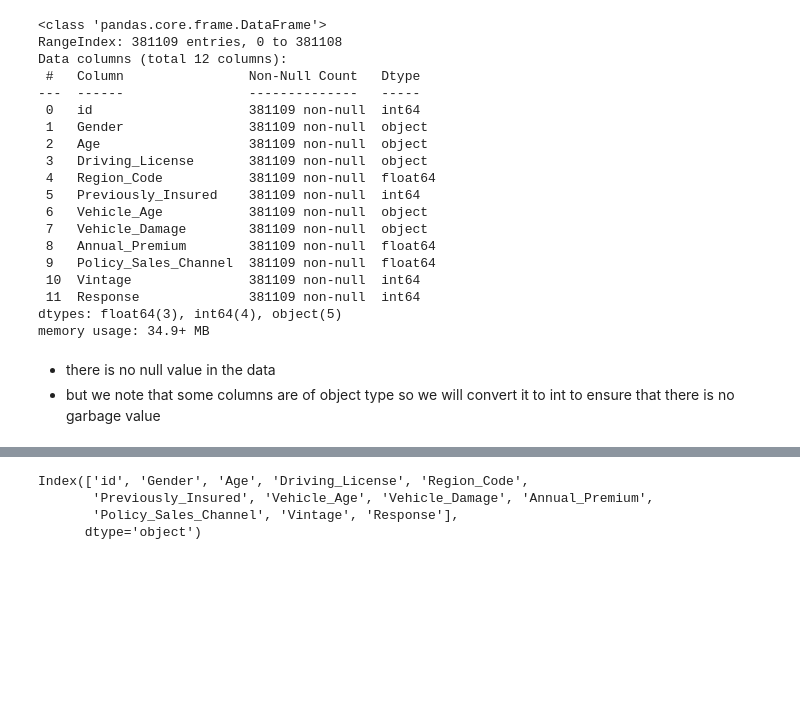
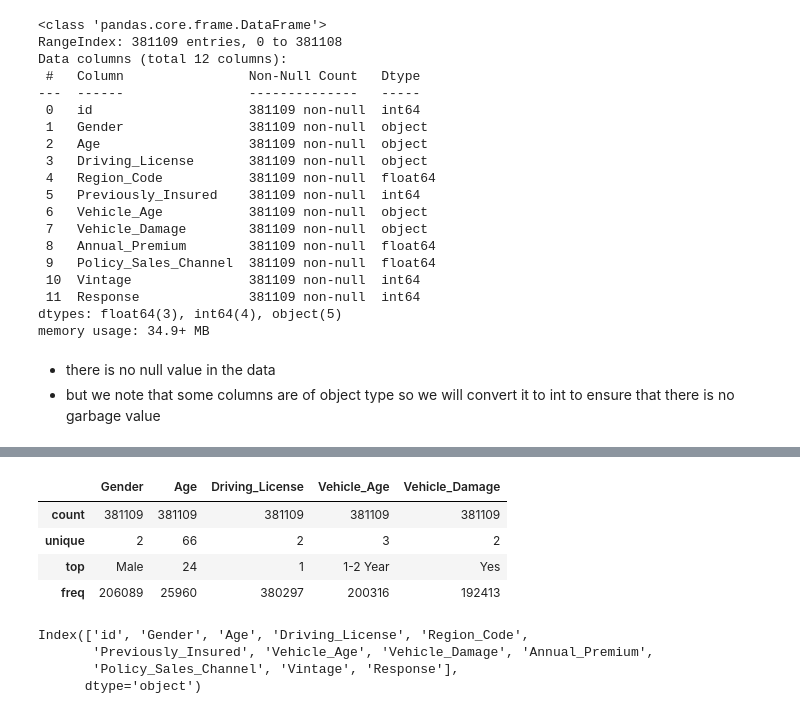
Before and after one commit to gauriagarwal18/HEALTH-INSURANCE-CROSS-SELL-PREDICTION, a Jupyter notebook: HEALTH_INSURANCE_CROSS_SELL_PREDICTION.ipynb, the cells around one changed output, grey strips where cells are left out. Saved outputs shown, nothing was run; the diff lists cells and outputs as text; code cells hidden in the pictures; blank space fills up the shorter version.

```diff
--- a/HEALTH_INSURANCE_CROSS_SELL_PREDICTION.ipynb
+++ b/HEALTH_INSURANCE_CROSS_SELL_PREDICTION.ipynb
@@ -113,0 +124,8 @@ insurance_describe
+# %%
+insurance.describe(include="object")
+# %% [output]
+|  | Gender | Age | Driving_License | Vehicle_Age | Vehicle_Damage |
+| count | 381109 | 381109 | 381109 | 381109 | 381109 |
+| unique | 2 | 66 | 2 | 3 | 2 |
+| top | Male | 24 | 1 | 1-2 Year | Yes |
+| freq | 206089 | 25960 | 380297 | 200316 | 192413 |
```
Also changed, not shown: parts of 43 cells of this notebook.
